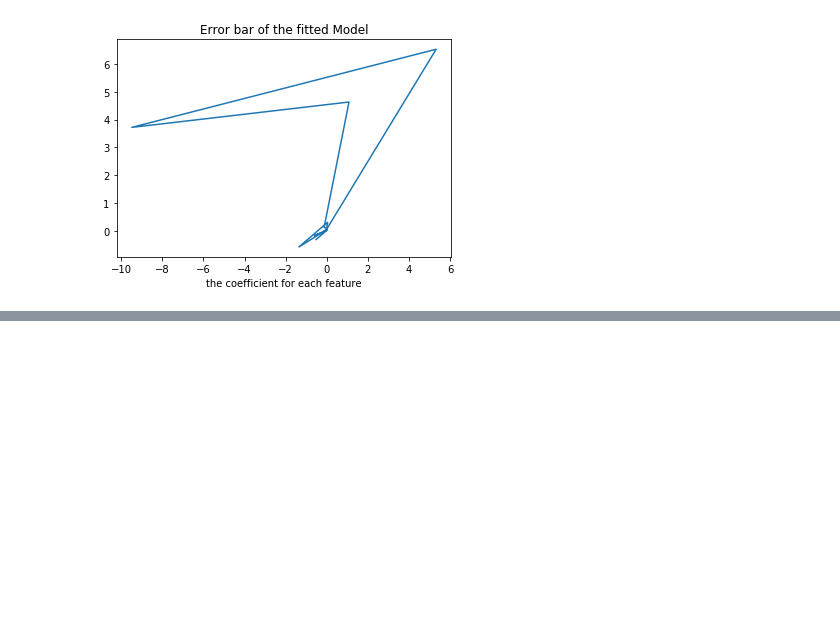
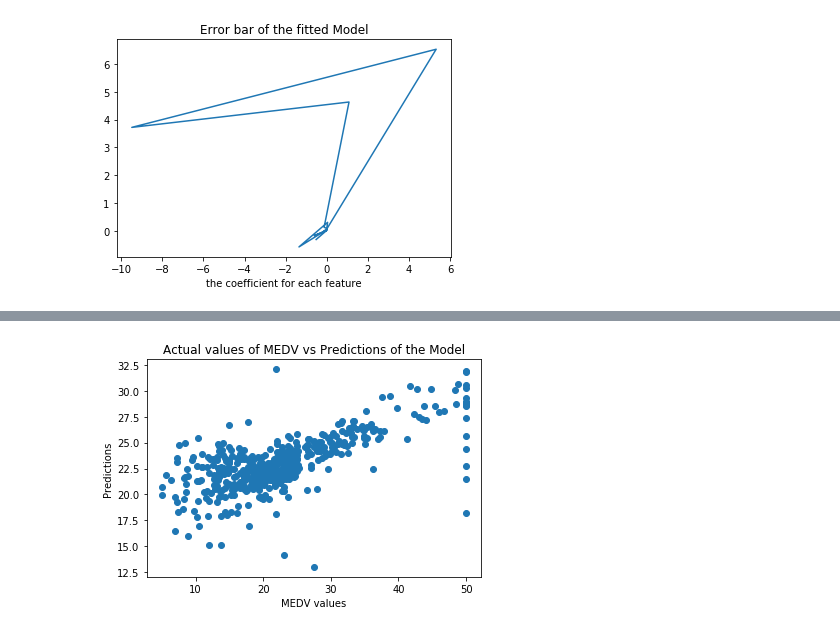
Before and after one commit to poojaram/linear-logistic-modelling, a Jupyter notebook: 01-boston-housing.ipynb, the cells around one changed output, grey strips where cells are left out. Saved outputs shown, nothing was run; the diff lists cells and outputs as text; code cells hidden in the pictures; blank space fills up the shorter version.

```diff
--- a/01-boston-housing.ipynb
+++ b/01-boston-housing.ipynb
@@ -219,4 +220,11 @@ Note the coefficient (beta value) on LSTAT -- how (and why) is it different than
 # %%
 # Create a scatter plot of your actual data (x-axis) versus your predictions
 # Add a 45 degree line to the plot
 # Bonus (not for credit): Shade the areas of under/over prediction
+plt.scatter(y, predictions)
+plt.title("Actual values of MEDV vs Predictions of the Model")
+plt.xlabel("MEDV values")
+plt.ylabel("Predictions")
+plt.show()
+# %% [output]
+[figure, added]
```
Also changed, not shown: parts of 3 cells of this notebook, 2 other files.
